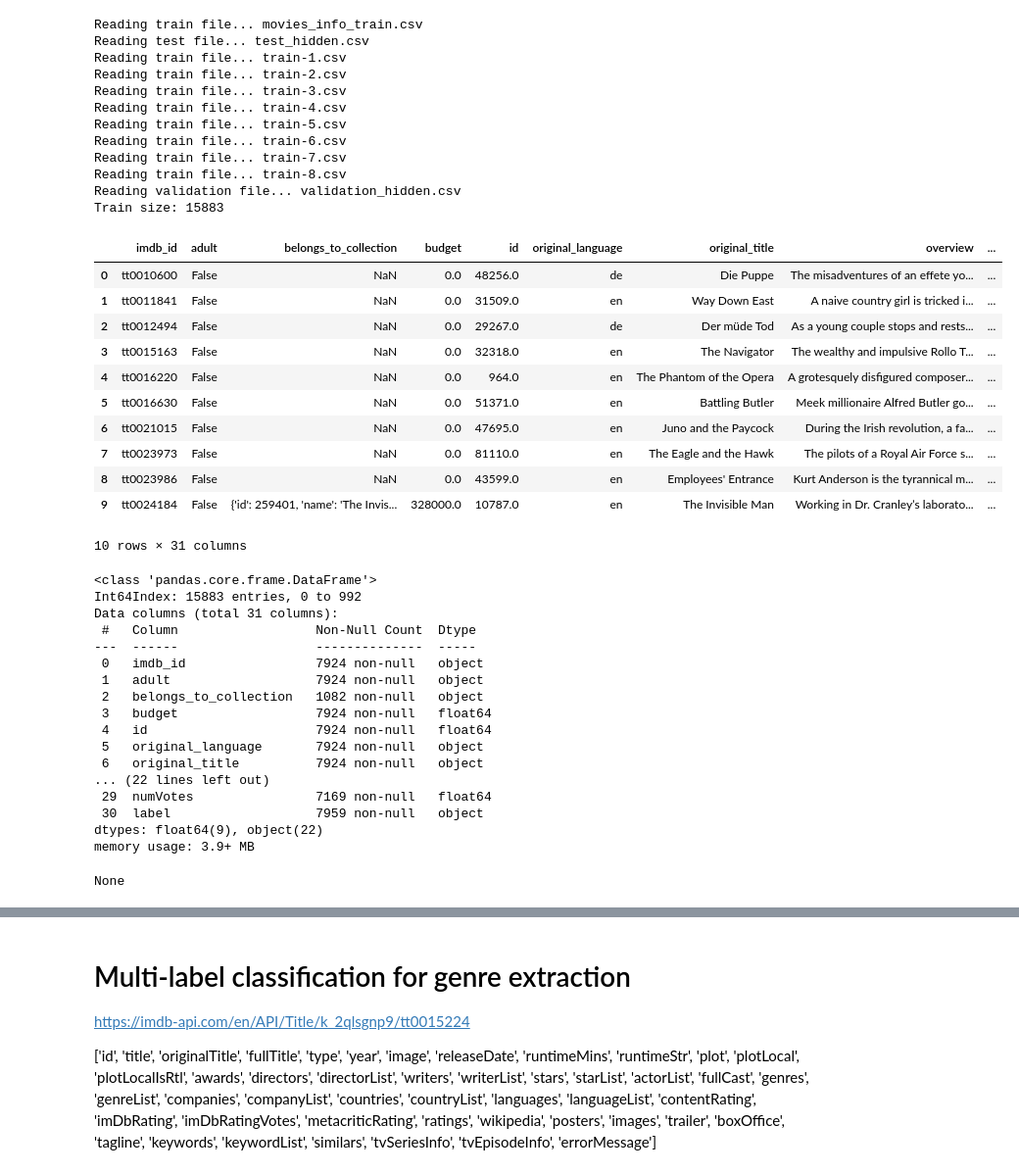
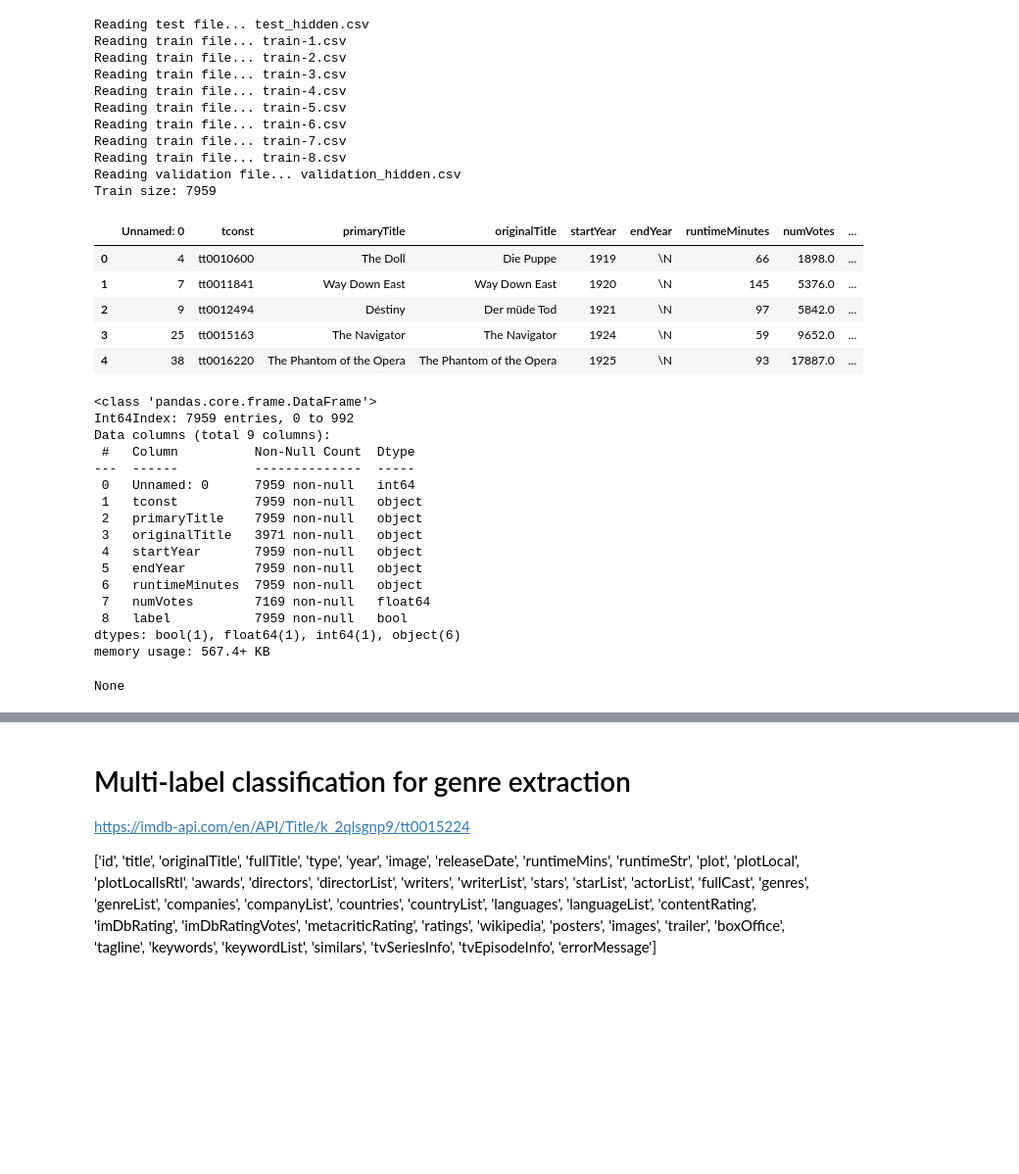
Before and after one commit to paula-sorolla/BigData-IMDb, a Jupyter notebook: Paula/Project_1.ipynb, the cells around one changed output, grey strips where cells are left out. Shown at 98% size. Drawn from its saved outputs; the diff is of its cells as text; code cells hidden in the pictures; blank space fills up the shorter version.

```diff
--- a/Paula/Project_1.ipynb
+++ b/Paula/Project_1.ipynb
@@ -18,72 +18,70 @@ files = [f for f in listdir(path) if isfile(join(path, f))]
 
 train_movies_df = None
 for f in files:
-    if 'train' in f:
+    if 'train-' in f:
         print('Reading train file...', f)
         try:
             df = pd.read_csv(path + "/" + f)
         except:
             df = pd.read_csv(path + "/" + f, sep=';')
         try:
             train_movies_df = pd.concat([train_movies_df, df])
         except:
             # First file
             train_movies_df = df
 
-    if 'test' in f:
+    if 'test_' in f:
         print('Reading test file...', f)
-        test_movies_df = pd.read_csv(path + "/" + f)
+        try:
+            test_movies_df = pd.read_csv(path + "/" + f)
+        except:
+            test_movies_df = pd.read_csv(path + "/" + f, sep=';')
 
-    if 'validation' in f:
+    if 'validation_' in f:
         print('Reading validation file...', f)
-        validation_movies_df = pd.read_csv(path + "/" + f)
+        try:
+            validation_movies_df = pd.read_csv(path + "/" + f)
+        except:
+            validation_movies_df = pd.read_csv(path + "/" + f, sep=';')
 
 print('Train size:', train_movies_df.shape[0])
-display(train_movies_df.head(10))
+display(train_movies_df.head(5))
 display(train_movies_df.info())
 # %% [output]
-Reading train file... movies_info_train.csv
 Reading test file... test_hidden.csv
 Reading train file... train-1.csv
 Reading train file... train-2.csv
 Reading train file... train-3.csv
 Reading train file... train-4.csv
 Reading train file... train-5.csv
 Reading train file... train-6.csv
 Reading train file... train-7.csv
 Reading train file... train-8.csv
 Reading validation file... validation_hidden.csv
-Train size: 15883
+Train size: 7959
-|  | imdb_id | adult | belongs_to_collection | budget | id | original_language | original_title | overview | ... |
-| 0 | tt0010600 | False | NaN | 0.0 | 48256.0 | de | Die Puppe | The misadventures of an effete yo... | ... |
-| 1 | tt0011841 | False | NaN | 0.0 | 31509.0 | en | Way Down East | A naive country girl is tricked i... | ... |
-| 2 | tt0012494 | False | NaN | 0.0 | 29267.0 | de | Der müde Tod | As a young couple stops and rests... | ... |
-| 3 | tt0015163 | False | NaN | 0.0 | 32318.0 | en | The Navigator | The wealthy and impulsive Rollo T... | ... |
-| 4 | tt0016220 | False | NaN | 0.0 | 964.0 | en | The Phantom of the Opera | A grotesquely disfigured composer... | ... |
-| 5 | tt0016630 | False | NaN | 0.0 | 51371.0 | en | Battling Butler | Meek millionaire Alfred Butler go... | ... |
-| 6 | tt0021015 | False | NaN | 0.0 | 47695.0 | en | Juno and the Paycock | During the Irish revolution, a fa... | ... |
-| 7 | tt0023973 | False | NaN | 0.0 | 81110.0 | en | The Eagle and the Hawk | The pilots of a Royal Air Force s... | ... |
-| 8 | tt0023986 | False | NaN | 0.0 | 43599.0 | en | Employees' Entrance | Kurt Anderson is the tyrannical m... | ... |
-| 9 | tt0024184 | False | {'id': 259401, 'name': 'The Invis... | 328000.0 | 10787.0 | en | The Invisible Man | Working in Dr. Cranley’s laborato... | ... |
+|  | Unnamed: 0 | tconst | primaryTitle | originalTitle | startYear | endYear | runtimeMinutes | numVotes | ... |
+| 0 | 4 | tt0010600 | The Doll | Die Puppe | 1919 | \N | 66 | 1898.0 | ... |
+| 1 | 7 | tt0011841 | Way Down East | Way Down East | 1920 | \N | 145 | 5376.0 | ... |
+| 2 | 9 | tt0012494 | Déstiny | Der müde Tod | 1921 | \N | 97 | 5842.0 | ... |
+| 3 | 25 | tt0015163 | The Navigator | The Navigator | 1924 | \N | 59 | 9652.0 | ... |
+| 4 | 38 | tt0016220 | The Phantom of the Opera | The Phantom of the Opera | 1925 | \N | 93 | 17887.0 | ... |
-10 rows × 31 columns
+<class 'pandas.core.frame.DataFrame'>
+Int64Index: 7959 entries, 0 to 992
+Data columns (total 9 columns):
+ #   Column          Non-Null Count  Dtype
+---  ------          --------------  -----
+ 0   Unnamed: 0      7959 non-null   int64
+ 1   tconst          7959 non-null   object
+ 2   primaryTitle    7959 non-null   object
+ 3   originalTitle   3971 non-null   object
+ 4   startYear       7959 non-null   object
+ 5   endYear         7959 non-null   object
+ 6   runtimeMinutes  7959 non-null   object
+ 7   numVotes        7169 non-null   float64
+ 8   label           7959 non-null   bool
+dtypes: bool(1), float64(1), int64(1), object(6)
+memory usage: 567.4+ KB
-<class 'pandas.core.frame.DataFrame'>
-Int64Index: 15883 entries, 0 to 992
-Data columns (total 31 columns):
- #   Column                  Non-Null Count  Dtype
----  ------                  --------------  -----
- 0   imdb_id                 7924 non-null   object
- 1   adult                   7924 non-null   object
- 2   belongs_to_collection   1082 non-null   object
- 3   budget                  7924 non-null   float64
- 4   id                      7924 non-null   float64
- 5   original_language       7924 non-null   object
- 6   original_title          7924 non-null   object
-... (22 lines left out)
- 29  numVotes                7169 non-null   float64
- 30  label                   7959 non-null   object
-dtypes: float64(9), object(22)
-memory usage: 3.9+ MB
+None
-None
 # %%
 df = pd.read_csv("../data/train-1.csv")
 len(df)
```
Also changed, not shown: parts of 22 cells of this notebook, 9 other files.
